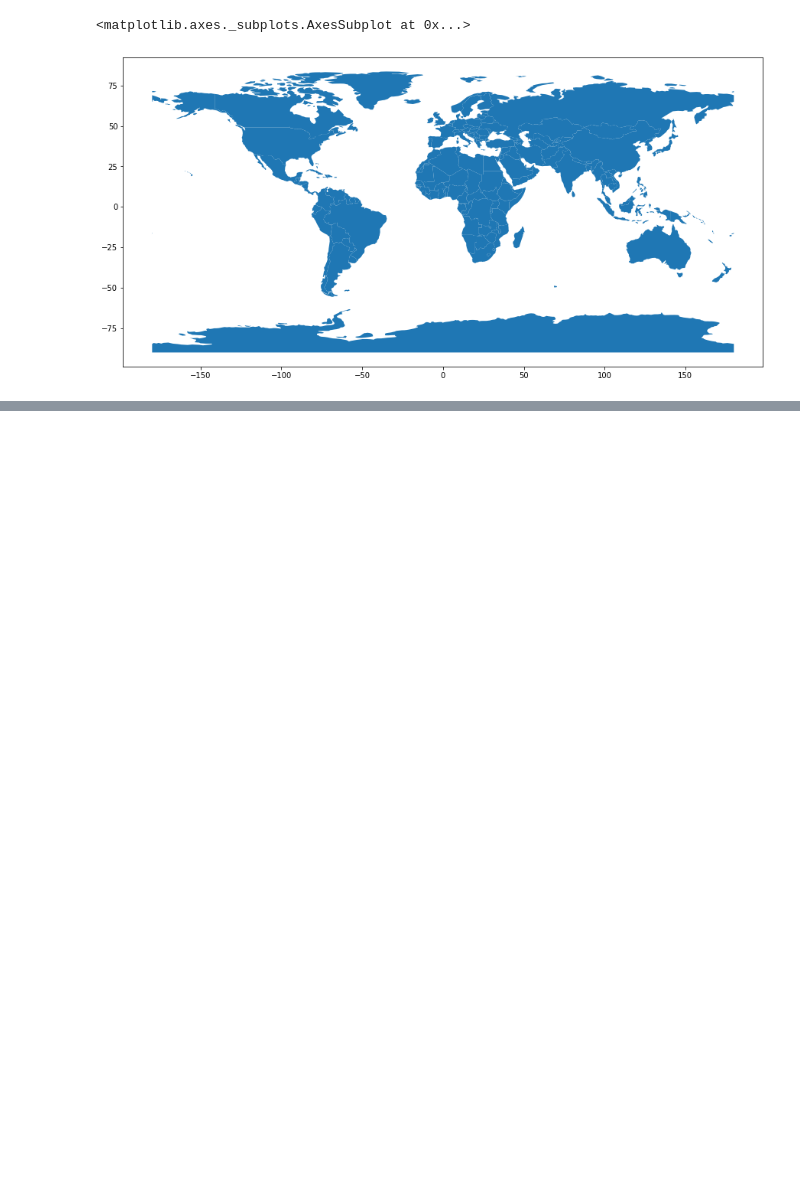
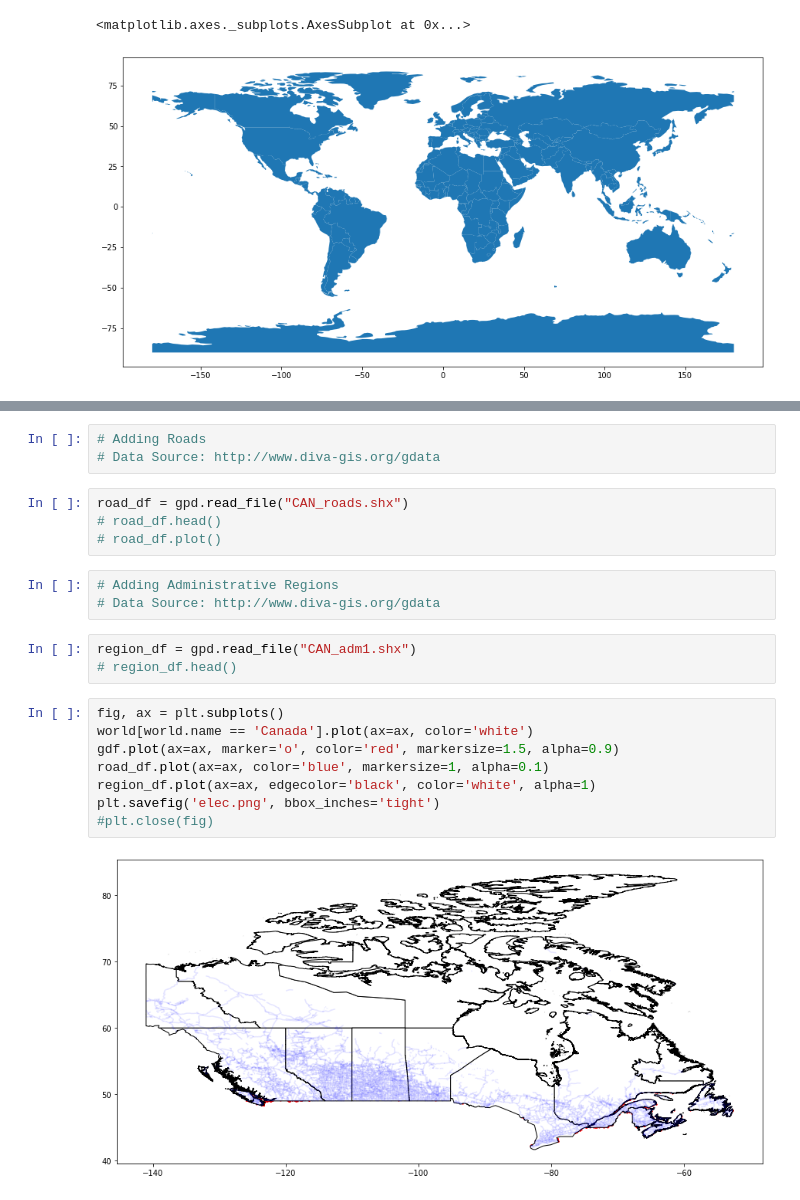
Before and after one commit to datawithchris/Alternative-Fuel-Stations, a Jupyter notebook: Fuel-Stations.ipynb, the cells around one changed output, grey strips where cells are left out. Saved outputs shown, nothing was run; the diff lists cells and outputs as text; blank space fills up the shorter version.

```diff
--- a/Fuel-Stations.ipynb
+++ b/Fuel-Stations.ipynb
@@ -159,0 +159,23 @@ plt.show()
+# %%
+# Adding Roads
+# Data Source: http://www.diva-gis.org/gdata
+# %%
+road_df = gpd.read_file("CAN_roads.shx")
+# road_df.head()
+# road_df.plot()
+# %%
+# Adding Administrative Regions
+# Data Source: http://www.diva-gis.org/gdata
+# %%
+region_df = gpd.read_file("CAN_adm1.shx")
+# region_df.head()
+# %%
+fig, ax = plt.subplots()
+world[world.name == 'Canada'].plot(ax=ax, color='white')
+gdf.plot(ax=ax, marker='o', color='red', markersize=1.5, alpha=0.9)
+road_df.plot(ax=ax, color='blue', markersize=1, alpha=0.1)
+region_df.plot(ax=ax, edgecolor='black', color='white', alpha=1)
+plt.savefig('elec.png', bbox_inches='tight')
+#plt.close(fig)
+# %% [output]
+[figure, added]
```
Also changed, not shown: parts of 6 cells of this notebook, 4 other files.
